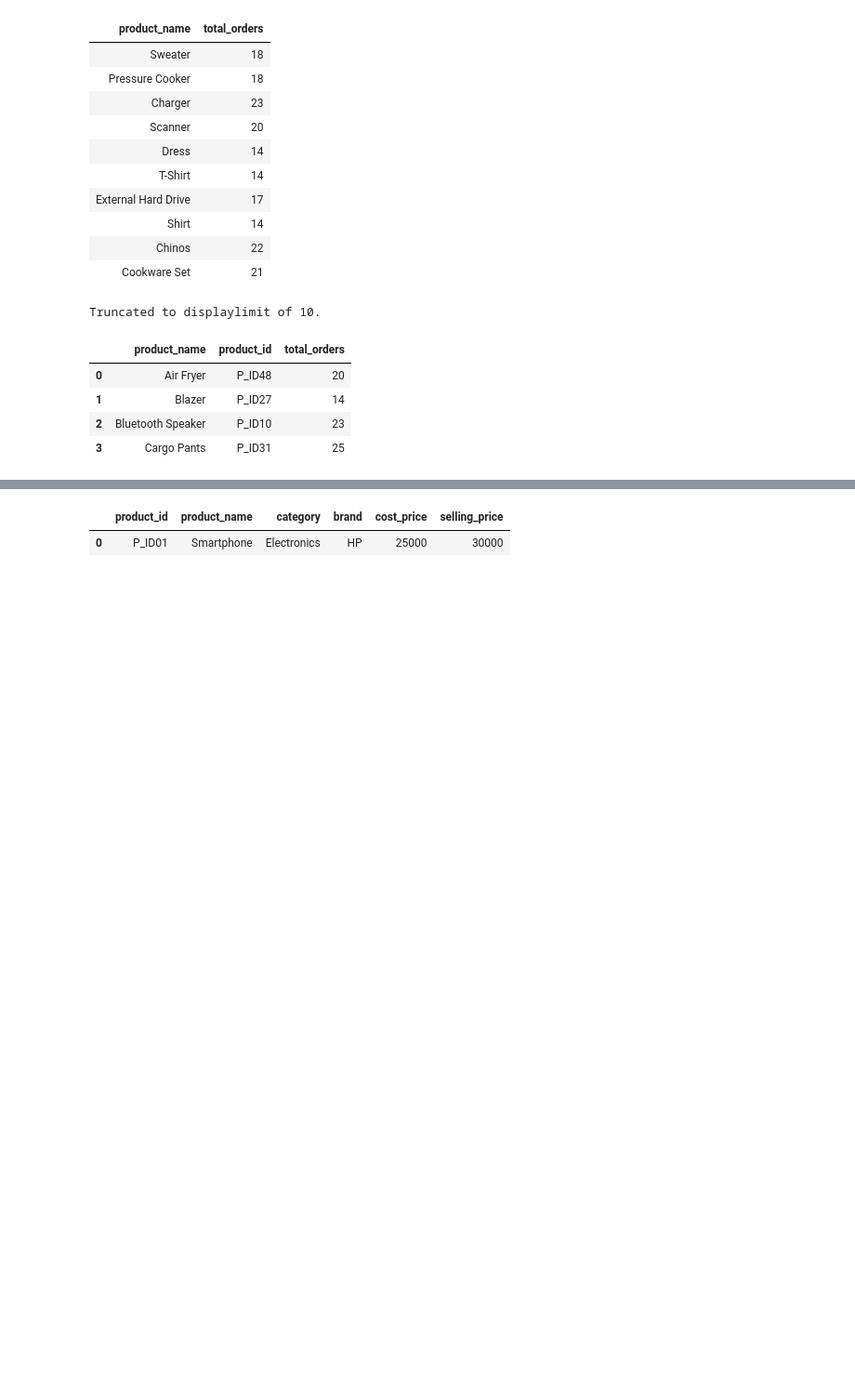
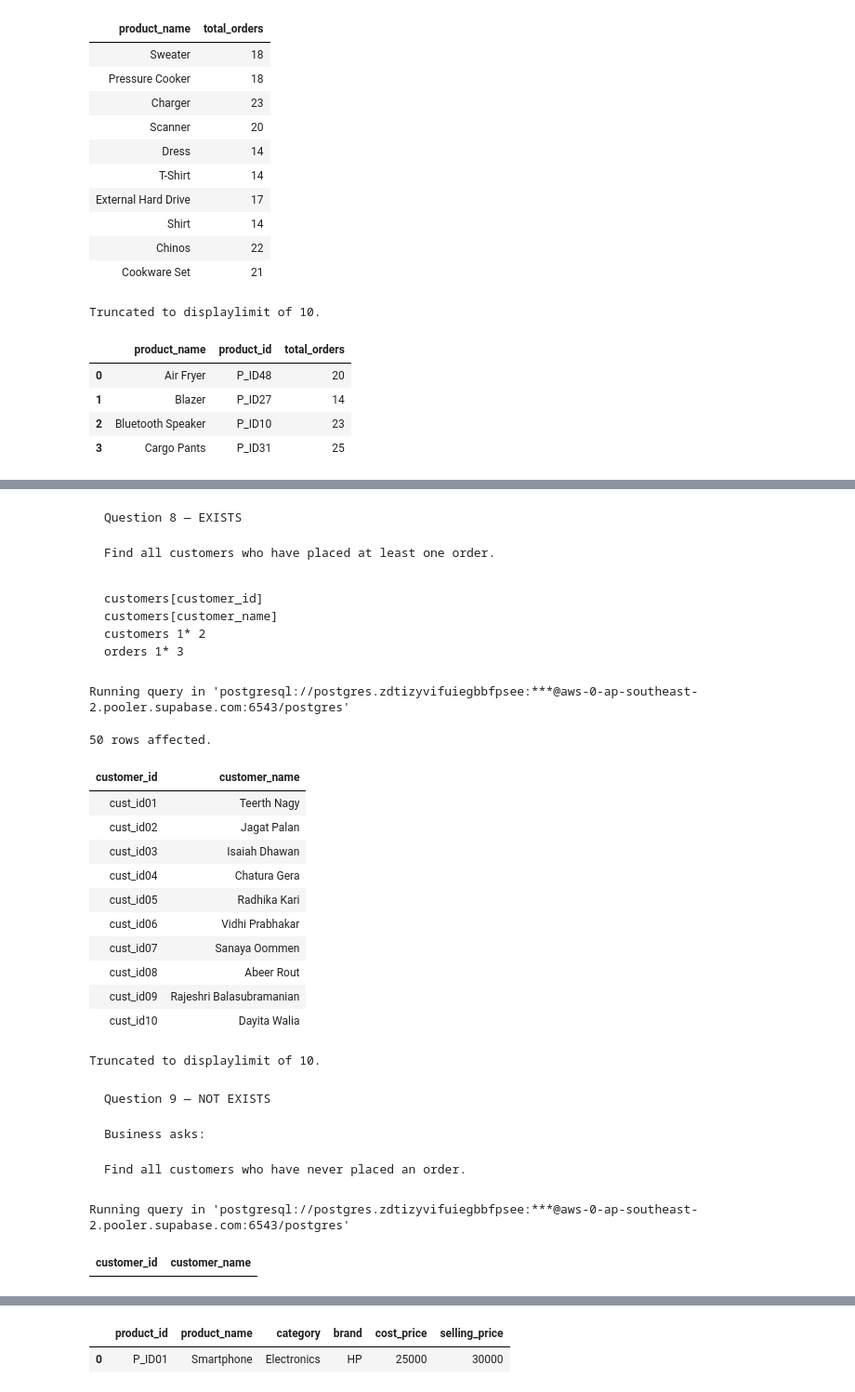
Before and after one commit to umesh-creates/sql_pandas_exercise_and_notes, a Jupyter notebook: retail_analysis exercise/subqueries.ipynb, the cells around one changed output, grey strips where cells are left out. Shown at 93% size. Cells and saved outputs as stored; diff of their text form; code cells hidden in the pictures; blank space fills up the shorter version.

Commit message:
stuck in question 11

```diff
--- a/retail_analysis exercise/subqueries.ipynb
+++ b/retail_analysis exercise/subqueries.ipynb
@@ -390,0 +460,57 @@ total_orders.head(4)
+# %% [markdown]
+<pre>Question 8 — EXISTS
+
+Find all customers who have placed at least one order.</pre>
+# %% [markdown]
+<pre>
+customers[customer_id]
+customers[customer_name]
+customers 1* 2
+orders 1* 3
+</pre>
+# %%
+%%sql
+SELECT
+    c.customer_id,
+    c.customer_name
+FROM retail_analysis.customers c
+WHERE EXISTS (
+    SELECT 1
+    FROM retail_analysis.orders o
+    WHERE c.customer_id = o.customer_id
+);
+# %% [output]
+Running query in 'postgresql://postgres.zdtizyvifuiegbbfpsee:***@aws-0-ap-southeast-2.pooler.supabase.com:6543/postgres'
+50 rows affected.
+| customer_id | customer_name |
+| cust_id01 | Teerth Nagy |
+| cust_id02 | Jagat Palan |
+| cust_id03 | Isaiah Dhawan |
+| cust_id04 | Chatura Gera |
+| cust_id05 | Radhika Kari |
+| cust_id06 | Vidhi Prabhakar |
+| cust_id07 | Sanaya Oommen |
+| cust_id08 | Abeer Rout |
+| cust_id09 | Rajeshri Balasubramanian |
+| cust_id10 | Dayita Walia |
+Truncated to displaylimit of 10.
+# %% [markdown]
+<pre>Question 9 — NOT EXISTS
+
+Business asks:
+
+Find all customers who have never placed an order.</pre>
+# %%
+%%sql
+SELECT
+    c.customer_id,
+    c.customer_name
+FROM retail_analysis.customers c
+WHERE NOT EXISTS (
+    SELECT 1
+    FROM retail_analysis.orders o
+    WHERE c.customer_id = o.customer_id
+);
+# %% [output]
+Running query in 'postgresql://postgres.zdtizyvifuiegbbfpsee:***@aws-0-ap-southeast-2.pooler.supabase.com:6543/postgres'
+| customer_id | customer_name |
```
Also changed, not shown: parts of 16 cells of this notebook.
